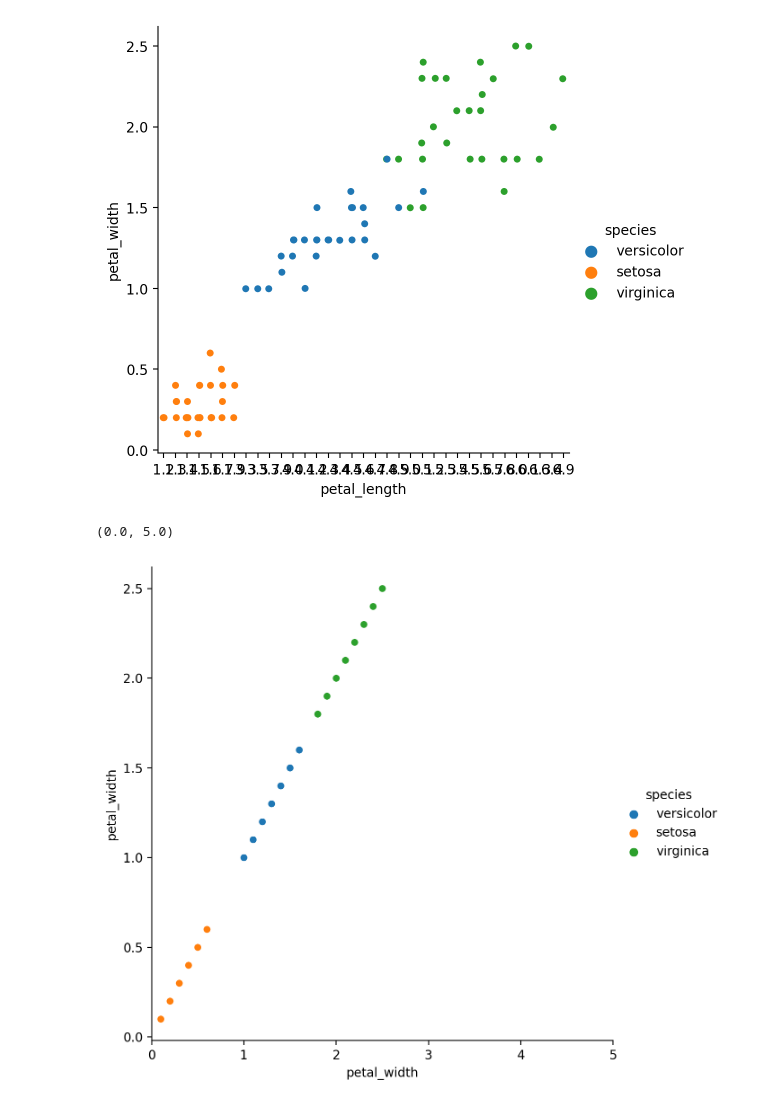
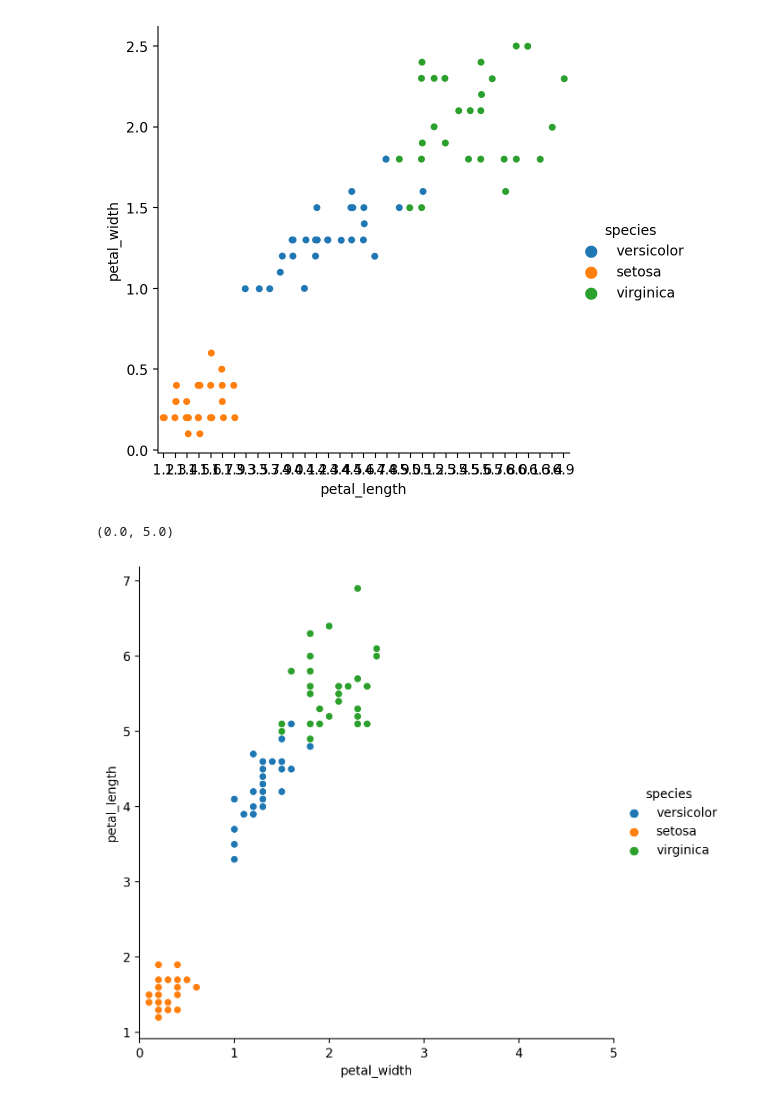
Before and after one commit to jacobpanyathong1/classification-exercises, a Jupyter notebook: classification-exercises.ipynb, the cells around one changed output. Drawn from its saved outputs; the diff is of its cells as text; code cells hidden in the pictures.

```diff
--- a/classification-exercises.ipynb
+++ b/classification-exercises.ipynb
@@ -468,6 +469,6 @@ Index(['Unnamed: 0', 'species_id', 'measurement_id', 'sepal_length',
        'sepal_width', 'petal_length', 'petal_width', 'species_name'],
       dtype='object')
 # %%
-to_drop = iris_df.columns[1:3]
+to_drop = iris_df.columns[1]
 to_drop
 # %% [output]
@@ -549,7 +550,7 @@ pd.concat([iris_df, dummies], axis=1)
 | 149 | 149 | 5.9 | 3.0 | 5.1 | 1.8 | virginica | 0 | ... |
 # %%
 def prep_iris(df):
-    to_drop = df.columns[1:3]
+    to_drop = df.columns[0:2]
     df.drop(columns=to_drop, inplace=True)
     species = df.rename(columns={'species_name': 'species'}, inplace=True)
     dummies = pd.get_dummies(df[['species']])
@@ -750,7 +685,7 @@ train.shape, test.shape
 # %% [markdown]
 #### Iris
 # %%
-train_validate, test_iris = train_test_split(iris_df, test_size=.8, random_state=123, stratify=prepped_iris.species)
+train_validate, test_iris = train_test_split(iris_df, test_size=.2, random_state=123, stratify=prepped_iris.species)
 
 # splits train_validate into train and validate using train_test_split() stratifying on species to get an even mix of each species
 train_iris, validate_iris = train_test_split(train_validate,
@@ -945,8 +827,8 @@ sns.catplot(x="petal_length", y="petal_width", data=train_iris, hue="species")
 <seaborn.axisgrid.FacetGrid at 0x...>
 [figure]
 # %%
-sns.relplot(x="petal_width", y="petal_width", hue="species", data=train_iris, height=6, aspect=1)
+sns.relplot(x="petal_width", y="petal_length", hue="species", data=train_iris, height=6, aspect=1)
 plt.xlim(0, 5)
 # %% [output]
 (0.0, 5.0)
-[figure, old version]
+[figure, new version]
```
Also changed, not shown: parts of 50 cells of this notebook.
